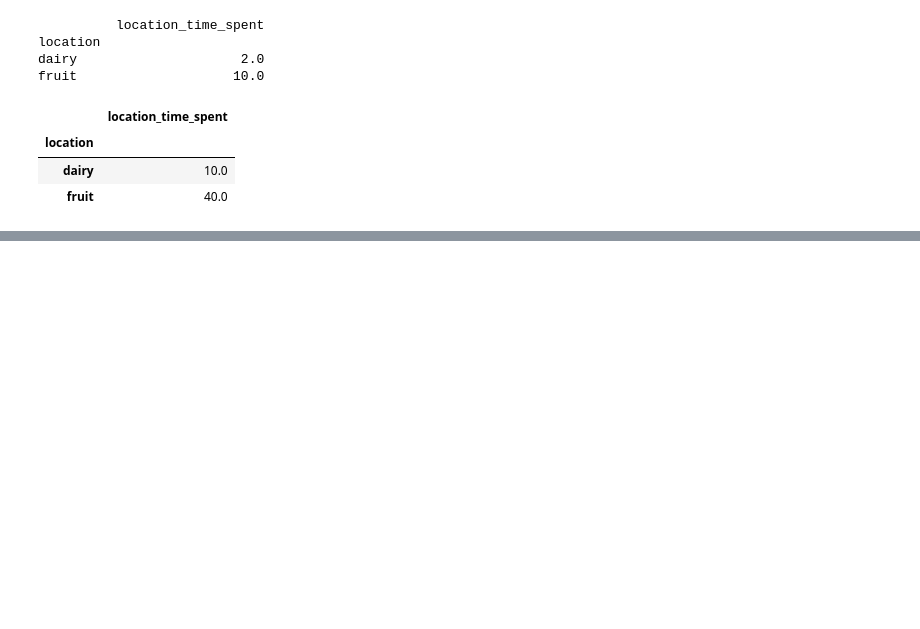
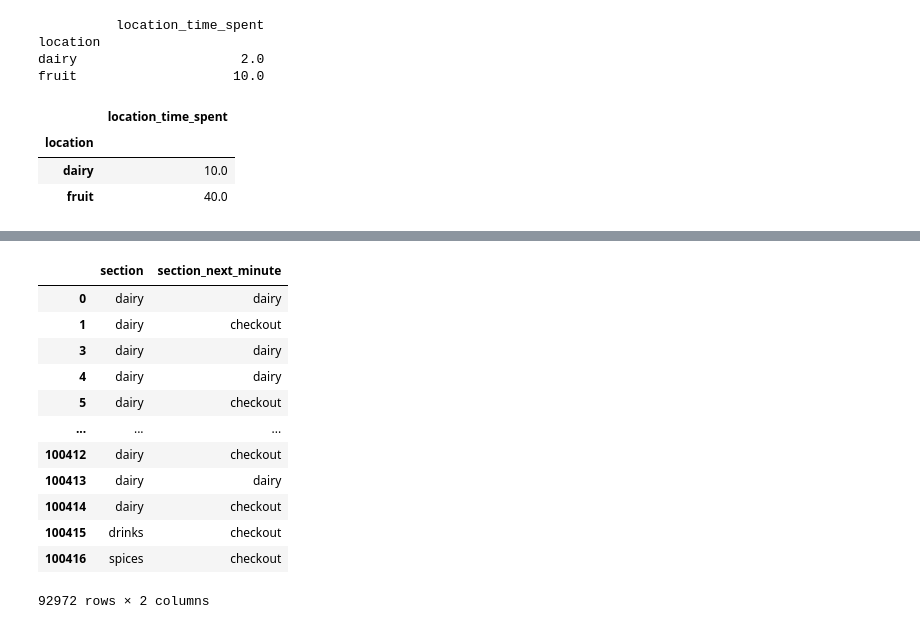
Before and after one commit to abhisrn1986/SupermarketSimulation, a Jupyter notebook: MarkovSimulation/data_exploration_abhishek.ipynb, the cells around one changed output, grey strips where cells are left out. Drawn from its saved outputs; the diff is of its cells as text; code cells hidden in the pictures; blank space fills up the shorter version.

```diff
--- a/MarkovSimulation/data_exploration_abhishek.ipynb
+++ b/MarkovSimulation/data_exploration_abhishek.ipynb
@@ -402,0 +378,18 @@ assigned next time step
+# %%
+
+overall_transistions.dropna(inplace=True)
+overall_transistions
+# %% [output]
+|  | section | section_next_minute |
+| 0 | dairy | dairy |
+| 1 | dairy | checkout |
+| 3 | dairy | dairy |
+| 4 | dairy | dairy |
+| 5 | dairy | checkout |
+| ... | ... | ... |
+| 100412 | dairy | checkout |
+| 100413 | dairy | dairy |
+| 100414 | dairy | checkout |
+| 100415 | drinks | checkout |
+| 100416 | spices | checkout |
+92972 rows × 2 columns
```
Also changed, not shown: parts of 9 cells of this notebook, 3 other files.
